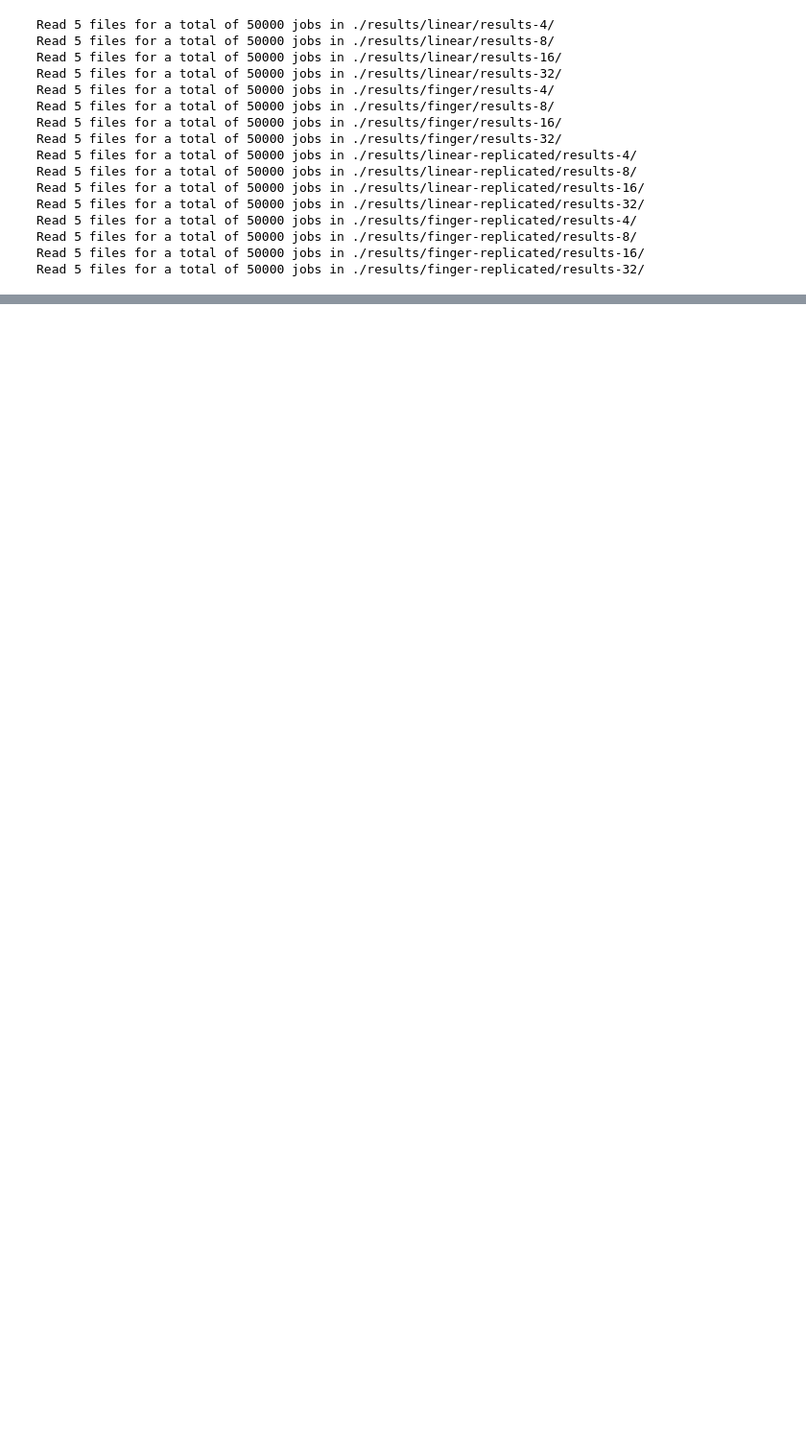
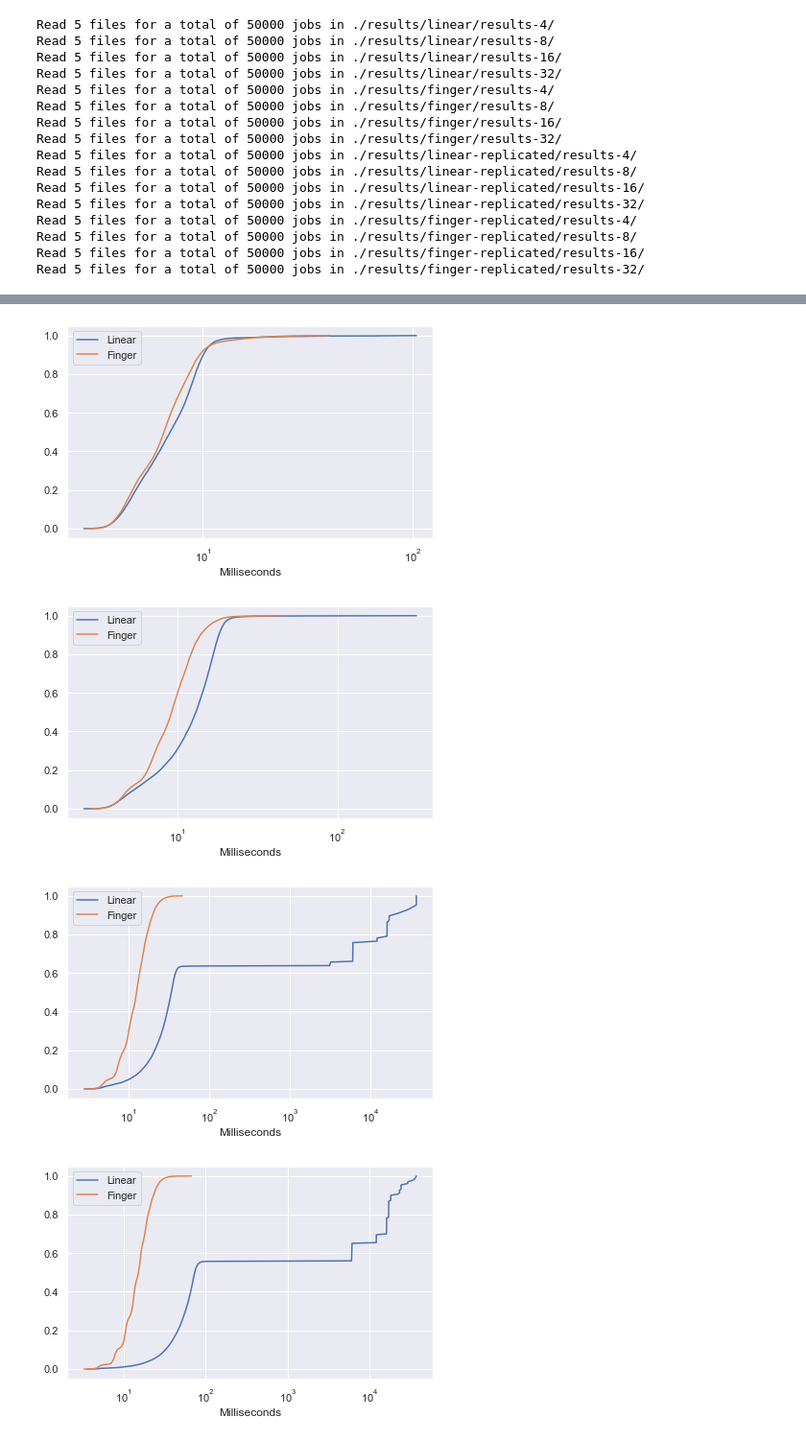
Before and after one commit to Trottero/ddps_2, a Jupyter notebook: experiment-2.ipynb, the cells around one changed output, grey strips where cells are left out. Shown at 96% size. Drawn from its saved outputs; the diff is of its cells as text; code cells hidden in the pictures; blank space fills up the shorter version.

```diff
--- a/experiment-2.ipynb
+++ b/experiment-2.ipynb
@@ -86,25 +86,30 @@ compare_average_hops(finger_jobs, finger_jobs_replicated, 'Finger R=1', 'Finger
 # %%
 # CDFs for running time
 for n_nodes in [4, 8, 16, 32]:
-    lin = linear_jobs[n_nodes][:, 0]
+    lin = linear_jobs_replicated[n_nodes][:, 0]
     lin.sort()
 
     dx_lin = 1 / len(lin)
     lin_norm = lin / (dx_lin * lin).sum()
     CY_lin = np.cumsum(lin_norm * dx_lin)
 
-    finger = finger_jobs[n_nodes][:, 0]
+    finger = finger_jobs_replicated[n_nodes][:, 0]
     finger.sort()
 
     dx_finger = 1 / len(finger)
     finger_norm = finger / (dx_finger * finger).sum()
     CY_finger = np.cumsum(finger_norm * dx_finger)
 
     sns.lineplot(x=lin, y=CY_lin, label='Linear')
     sns.lineplot(x=finger, y=CY_finger, label='Finger')
     plt.xscale('log')
     plt.xlabel('Milliseconds')
     plt.tight_layout()
-    plt.savefig(f'cdf_runtime_{n_nodes}_nodes.pdf')
+    plt.savefig(f'./graphs/cdf_runtime_{n_nodes}_nodes.pdf')
     plt.show()
     plt.close()
+# %% [output]
+[figure, added]
+[figure, added]
+[figure, added]
+[figure, added]
```
Also changed, not shown: parts of 1 cell of this notebook, 44 other files.
